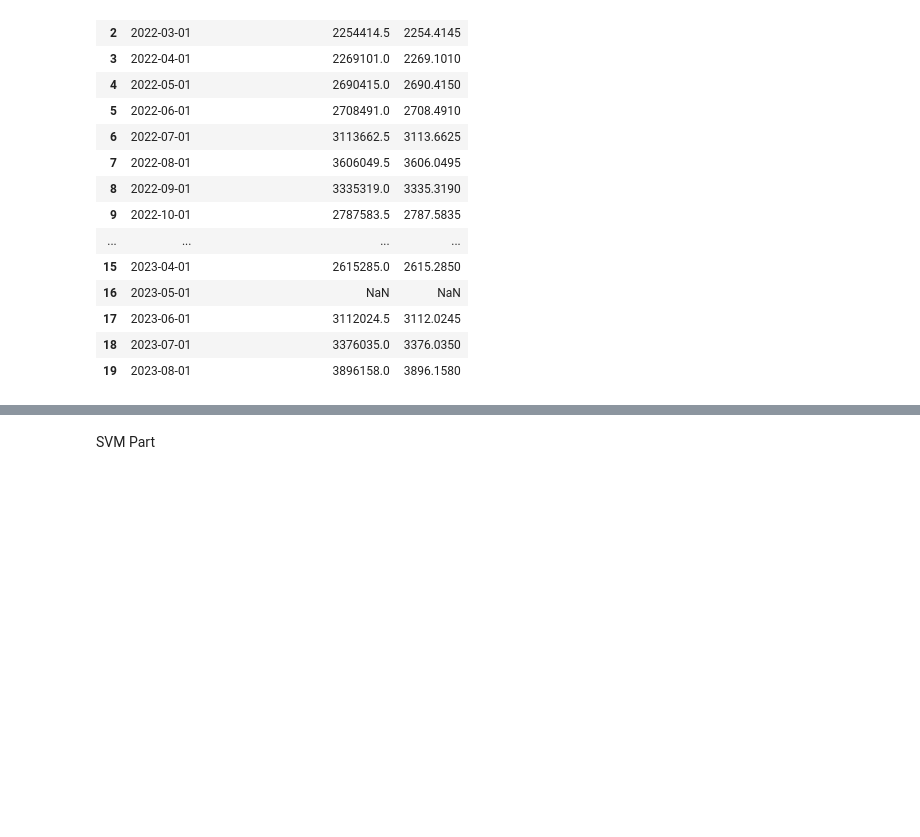
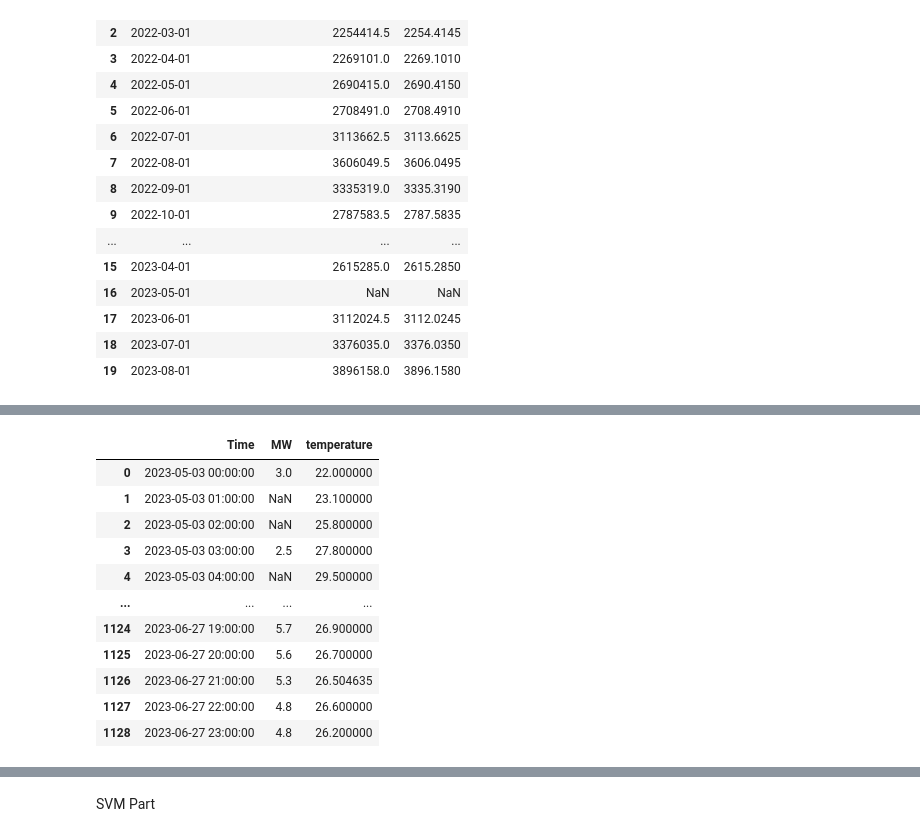
Before and after one commit to jainaryan/power-predict, a Jupyter notebook: svm.ipynb, the cells around one changed output, grey strips where cells are left out. Cells and saved outputs as stored; diff of their text form; code cells hidden in the pictures; blank space fills up the shorter version.

```diff
--- a/svm.ipynb
+++ b/svm.ipynb
@@ -168,0 +99,69 @@ df
+# %%
+temperature_data_path = 'D:\\mlinternship\\iitgdata\\temperaturedata\\report'
+temperature_df_list = []
+for filename in os.listdir(temperature_data_path):
+        # Check if the file has the '.xlsx' extension
+        if filename.endswith('.xlsx'):
+            # Construct the full path to the Excel file
+            file_path = os.path.join(temperature_data_path, filename)
+            # Use the custom date parser function
+            df = pd.read_excel(file_path, header=18, date_parser=custom_date_parser)
+            df = df[['DATE(YYYY-MM-DD)', 'TIME (UTC)', "TEMP. ('C)"]]
+            # Append the dataframe to the list
+            temperature_df_list.append(df)
+temperature_df = pd.concat(temperature_df_list, ignore_index=True)
+temperature_df['Time'] = pd.to_datetime(temperature_df['DATE(YYYY-MM-DD)'] + ' ' + temperature_df['TIME (UTC)'])
+# Rename the 'TEMP. ('C)' column to 'temperature'
+temperature_df.rename(columns={"TEMP. ('C)": 'temperature'}, inplace=True)
+# Drop the 'DATE(YYYY-MM-DD)' and 'TIME (UTC)' columns from temperature_df
+temperature_df = temperature_df.drop(['DATE(YYYY-MM-DD)', 'TIME (UTC)'], axis=1)
+temperature_df = temperature_df.sort_values(by='Time')
+temperature_df.reset_index(drop = True, inplace = True)
+temperature_df
+#read the power data
+power_df = pd.concat(df_list, ignore_index=True)
+
+power_df['Time'] = pd.to_datetime(power_df['Time'])
+power_df['Time'] = power_df['Time'].round('min')
+#replace all the 'NR' values in MW column to NaN
+power_df['MW'] = power_df['MW'].replace('NR', np.nan)
+power_df['MW'] = power_df['MW'].replace('nr', np.nan)
+power_df = power_df[['Time', 'MW']]
+power_df['MW'] = power_df['MW'].astype(str)
+power_df['MW'] = pd.to_numeric(power_df['MW'].str.replace(',', '.'), errors='coerce')
+power_df['Time'] = pd.to_datetime(power_df['Time'])
+power_df = power_df.sort_values('Time')
+power_df.to_csv('power_datacsv.csv')
+full_power_df = power_df.copy()
+
+# read the temperature data csv
+'''
+temperature_data_csv_path = 'D:\\mlinternship\\iitgdata\\temperaturedata'
+filename = 'guwahati_temperature_data.csv'
+file = os.path.join(temperature_data_csv_path, filename)
+temperature_df = pd.read_csv(file)
+temperature_df.rename(columns={'valid': 'Time'}, inplace = True)
+temperature_df = temperature_df.rename(columns={'tmpc': 'temperature'})
+temperature_df = temperature_df[['Time', 'temperature']]
+temperature_df['Time'] = pd.to_datetime(temperature_df['Time'])
+temperature_df['Time'] = pd.DatetimeIndex(temperature_df['Time']) + timedelta(hours=5,minutes=30)
+temperature_df['temperature'] = pd.to_numeric(temperature_df['temperature'], errors='coerce')
+temperature_df.set_index('Time', inplace=True)
+temperature_df['temperature'] = temperature_df['temperature'].interpolate(method='polynomial', order = 5)
+temperature_df.reset_index(inplace=True)
+'''
+# joining the two dataframes such that the temperature data is only taken if there exists a reading in the power data dataframe
+df = pd.merge(power_df, temperature_df, on='Time', how='left')
+df['temperature'] = df['temperature'].interpolate(method='polynomial', order = 5)
+df['Time'] = pd.to_datetime(df['Time'])
+
+full_model_part1_start_time = pd.Timestamp('2023-05-03 00:00:00')
+full_model_part1_end_time = pd.Timestamp('2023-06-06 23:00:00')
+full_model_part2_start_time =  pd.Timestamp('2023-06-16 00:00:00')
+full_model_part2_end_time = pd.Timestamp('2023-06-27 23:00:00')
+df = df[((df['Time'] >= full_model_part1_start_time) & (df['Time'] <= full_model_part1_end_time)) | ((df['Time'] >= full_model_part2_start_time) & (df['Time'] <= full_model_part2_end_time)) ]
+df = df.drop(df[df['MW'] > 20].index)
+df = df.sort_values('Time')
+df.reset_index(drop=True)
+df
+# %% [output]
@@ -168,0 +182,12 @@ df
+|  | Time | MW | temperature |
+| 0 | 2023-05-03 00:00:00 | 3.0 | 22.000000 |
+| 1 | 2023-05-03 01:00:00 | NaN | 23.100000 |
+| 2 | 2023-05-03 02:00:00 | NaN | 25.800000 |
+| 3 | 2023-05-03 03:00:00 | 2.5 | 27.800000 |
+| 4 | 2023-05-03 04:00:00 | NaN | 29.500000 |
+| ... | ... | ... | ... |
+| 1124 | 2023-06-27 19:00:00 | 5.7 | 26.900000 |
+| 1125 | 2023-06-27 20:00:00 | 5.6 | 26.700000 |
+| 1126 | 2023-06-27 21:00:00 | 5.3 | 26.504635 |
+| 1127 | 2023-06-27 22:00:00 | 4.8 | 26.600000 |
+| 1128 | 2023-06-27 23:00:00 | 4.8 | 26.200000 |
```
Also changed, not shown: parts of 16 cells of this notebook.
